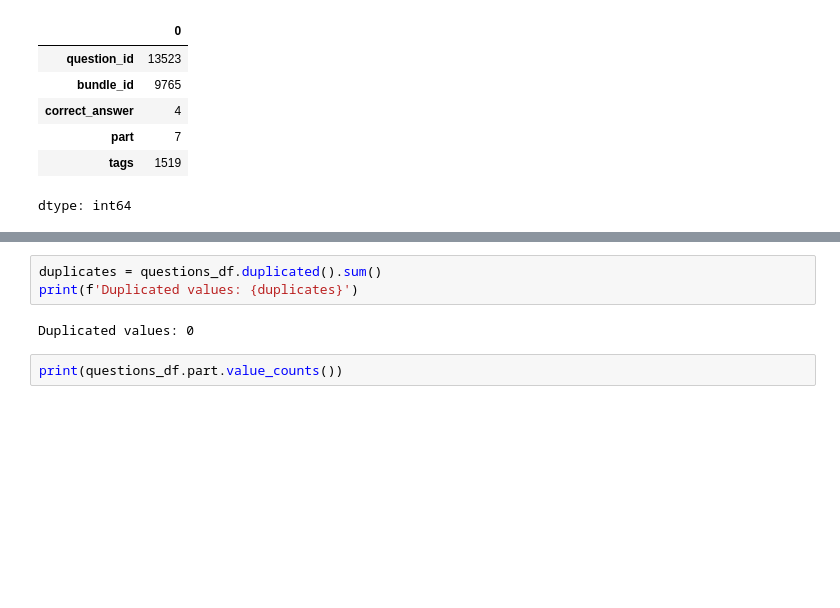
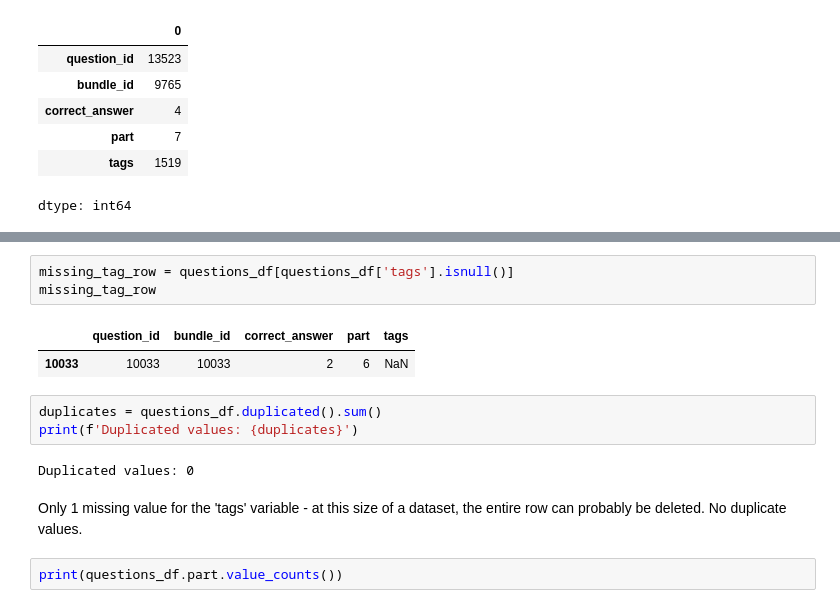
Before and after one commit to theresaskruzna/riiid_knowledge_tracing, a Jupyter notebook: 01_Data_Exploration.ipynb, the cells around one changed output, grey strips where cells are left out. Cells and saved outputs as stored; diff of their text form; blank space fills up the shorter version.

```diff
--- a/01_Data_Exploration.ipynb
+++ b/01_Data_Exploration.ipynb
@@ -373,11 +379,19 @@ missing_values
 | correct_answer | 0 |
 | part | 0 |
 | tags | 1 |
+# %%
+missing_tag_row = questions_df[questions_df['tags'].isnull()]
+missing_tag_row
+# %% [output]
+|  | question_id | bundle_id | correct_answer | part | tags |
+| 10033 | 10033 | 10033 | 2 | 6 | NaN |
 # %%
 duplicates = questions_df.duplicated().sum()
 print(f'Duplicated values: {duplicates}')
 # %% [output]
 Duplicated values: 0
+# %% [markdown]
+Only 1 missing value for the 'tags' variable - at this size of a dataset, the entire row can probably be deleted. No duplicate values.
 # %%
 print(questions_df.part.value_counts())
 # %% [output]
```
Also changed, not shown: parts of 21 cells of this notebook.
